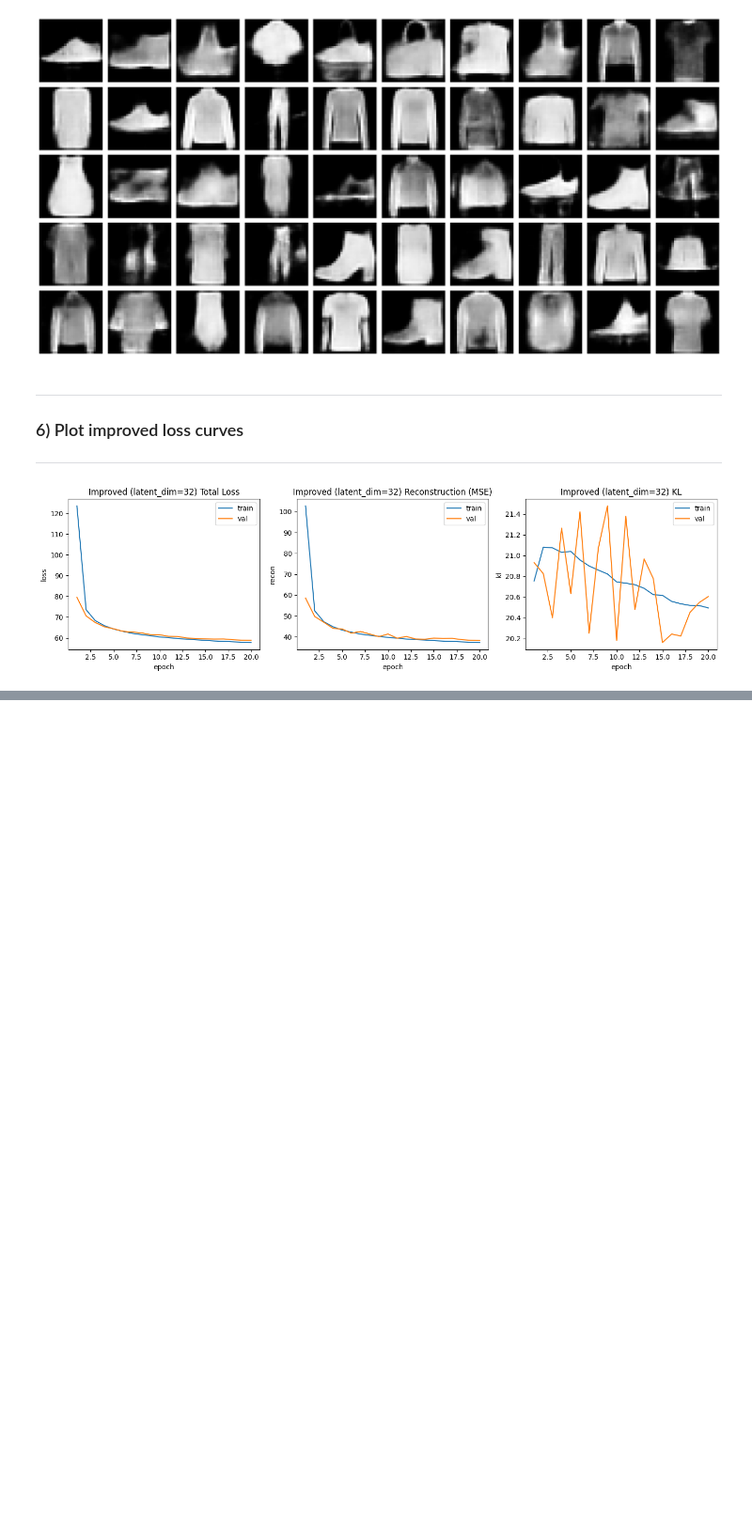
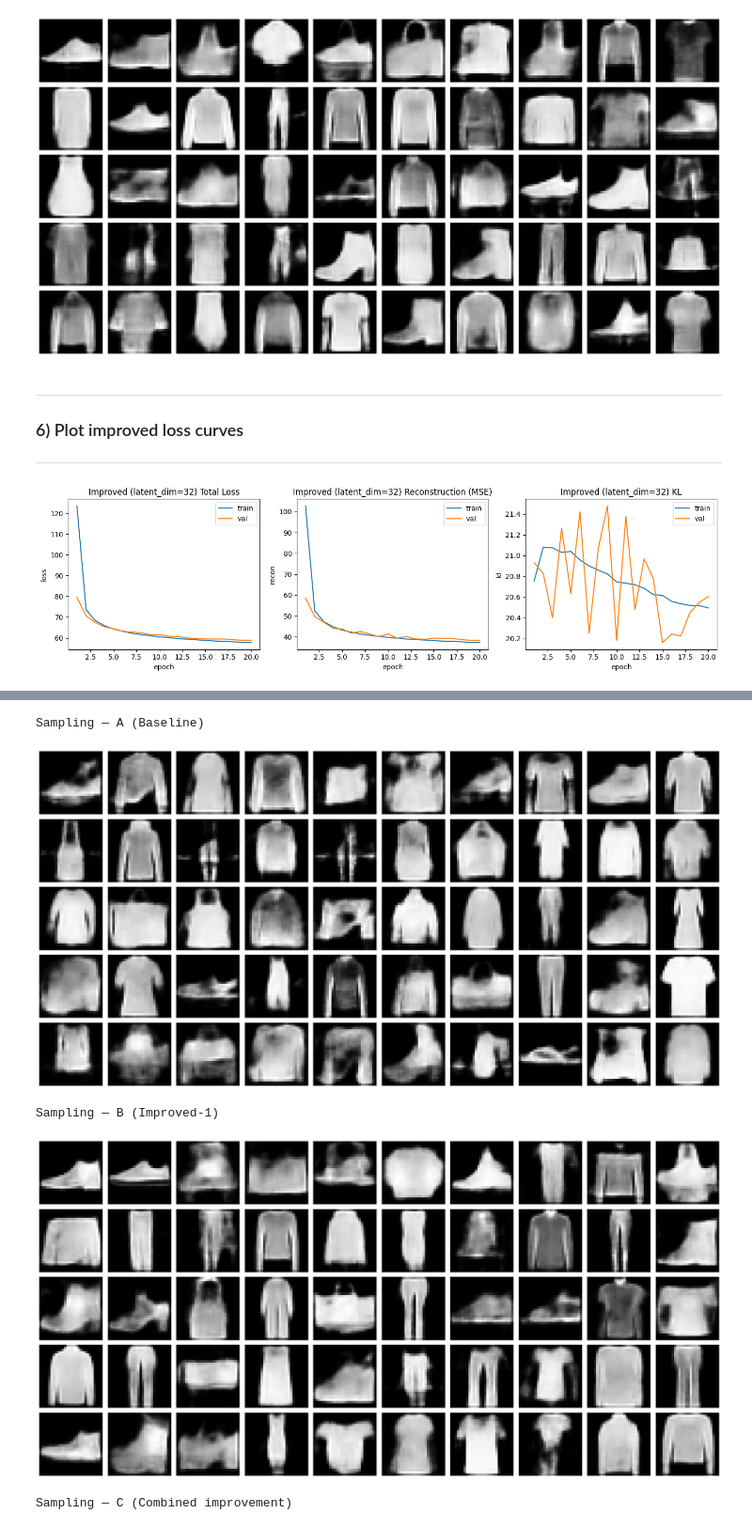
Before and after one commit to FaridMahmoudzadeh/Variational-Autoencoder, a Jupyter notebook: Variational Autoencoder.ipynb, the cells around one changed output, grey strips where cells are left out. Shown at 94% size. Saved outputs shown, nothing was run; the diff lists cells and outputs as text; code cells hidden in the pictures; blank space fills up the shorter version.

```diff
--- a/Variational Autoencoder.ipynb
+++ b/Variational Autoencoder.ipynb
@@ -707,0 +874,15 @@ plot_history(improved_history, title_prefix="Improved (latent_dim=32)")
+# %%
+print("\nSampling — A (Baseline)")
+sample_from_prior(baseline_model, n=50, device=device)
+
+print("\nSampling — B (Improved-1)")
+sample_from_prior(improved1_model, n=50, device=device)
+
+print("\nSampling — C (Combined improvement)")
+sample_from_prior(combined_model, n=50, device=device)
+# %% [output]
+Sampling — A (Baseline)
+[figure, added]
+Sampling — B (Improved-1)
+[figure, added]
+Sampling — C (Combined improvement)
```
Also changed, not shown: parts of 10 cells of this notebook.
